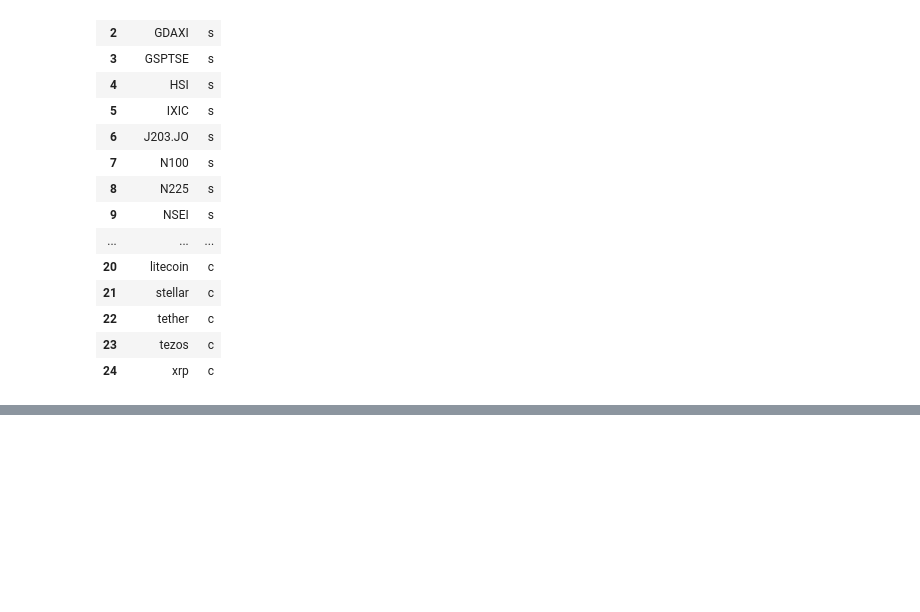
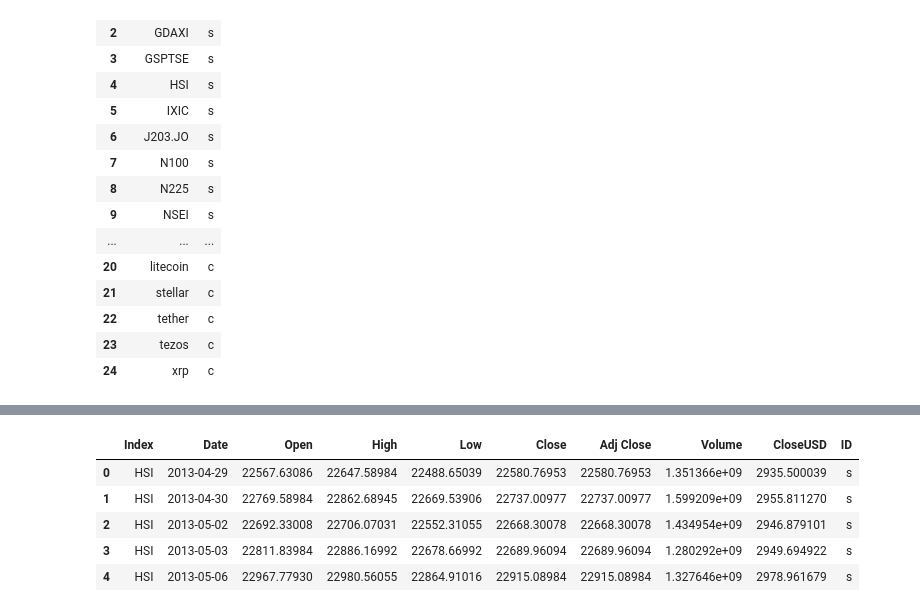
Before and after one commit to scaldwell545/project-2-local, a Jupyter notebook: sam_main.ipynb, the cells around one changed output, grey strips where cells are left out. Cells and saved outputs as stored; diff of their text form; code cells hidden in the pictures; blank space fills up the shorter version.

```diff
--- a/cleaning_main.ipynb
+++ b/sam_main.ipynb
@@ -216,0 +261,4 @@ final_df.to_csv("Resources/mergedData.csv", index=False)
+# %%
+## Connect to local database
+rds_connection_string = f"postgres:{password}@localhost:5432/stock_crypo_db"
+engine = create_engine(f'postgresql://{rds_connection_string}')
@@ -216,0 +292,11 @@ final_df.to_csv("Resources/mergedData.csv", index=False)
+# %%
+## Now let's put our stock data into a table and read
+updated_stock_df.to_sql(name='stock_data', con=engine, if_exists='replace', index=False)
+pd.read_sql_query('select * from stock_data', con=engine).head()
+# %% [output]
+|  | Index | Date | Open | High | Low | Close | Adj Close | Volume | CloseUSD | ID |
+| 0 | HSI | 2013-04-29 | 22567.63086 | 22647.58984 | 22488.65039 | 22580.76953 | 22580.76953 | 1.351366e+09 | 2935.500039 | s |
+| 1 | HSI | 2013-04-30 | 22769.58984 | 22862.68945 | 22669.53906 | 22737.00977 | 22737.00977 | 1.599209e+09 | 2955.811270 | s |
+| 2 | HSI | 2013-05-02 | 22692.33008 | 22706.07031 | 22552.31055 | 22668.30078 | 22668.30078 | 1.434954e+09 | 2946.879101 | s |
+| 3 | HSI | 2013-05-03 | 22811.83984 | 22886.16992 | 22678.66992 | 22689.96094 | 22689.96094 | 1.280292e+09 | 2949.694922 | s |
+| 4 | HSI | 2013-05-06 | 22967.77930 | 22980.56055 | 22864.91016 | 22915.08984 | 22915.08984 | 1.327646e+09 | 2978.961679 | s |
```
Also changed, not shown: parts of 7 cells of this notebook, 2 other files.
